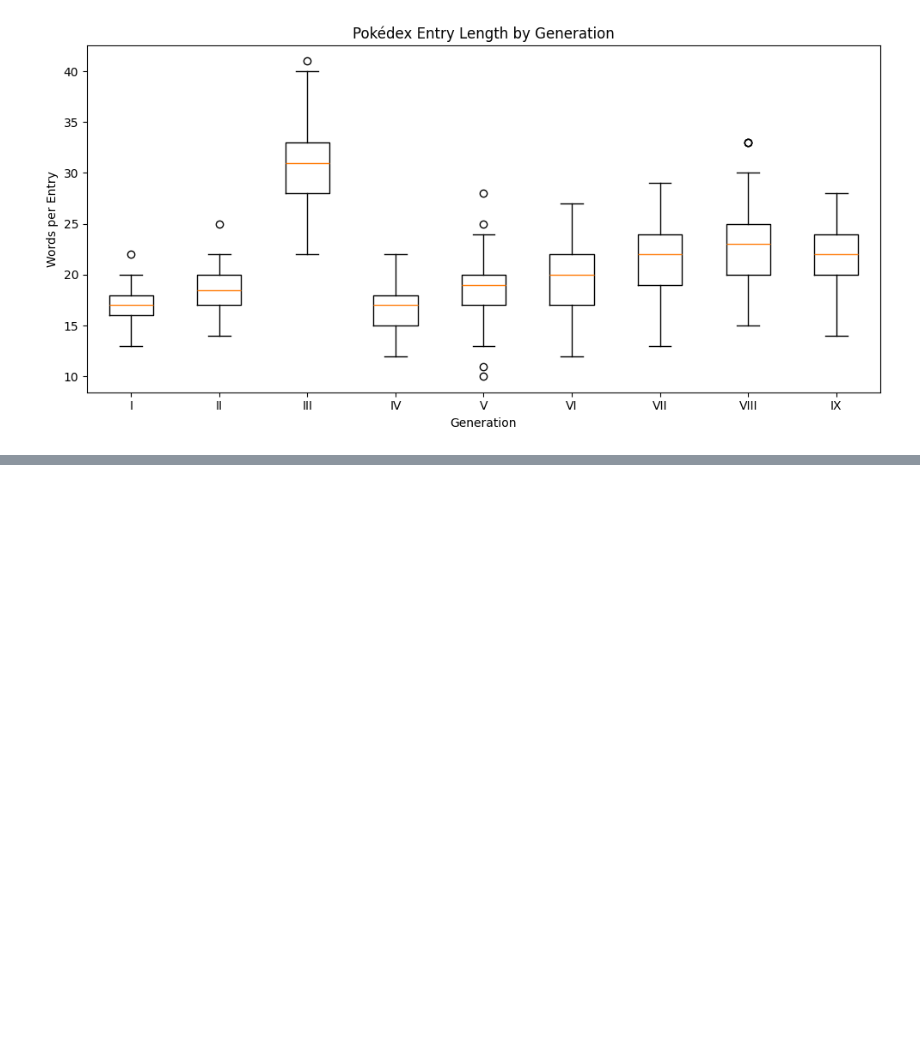
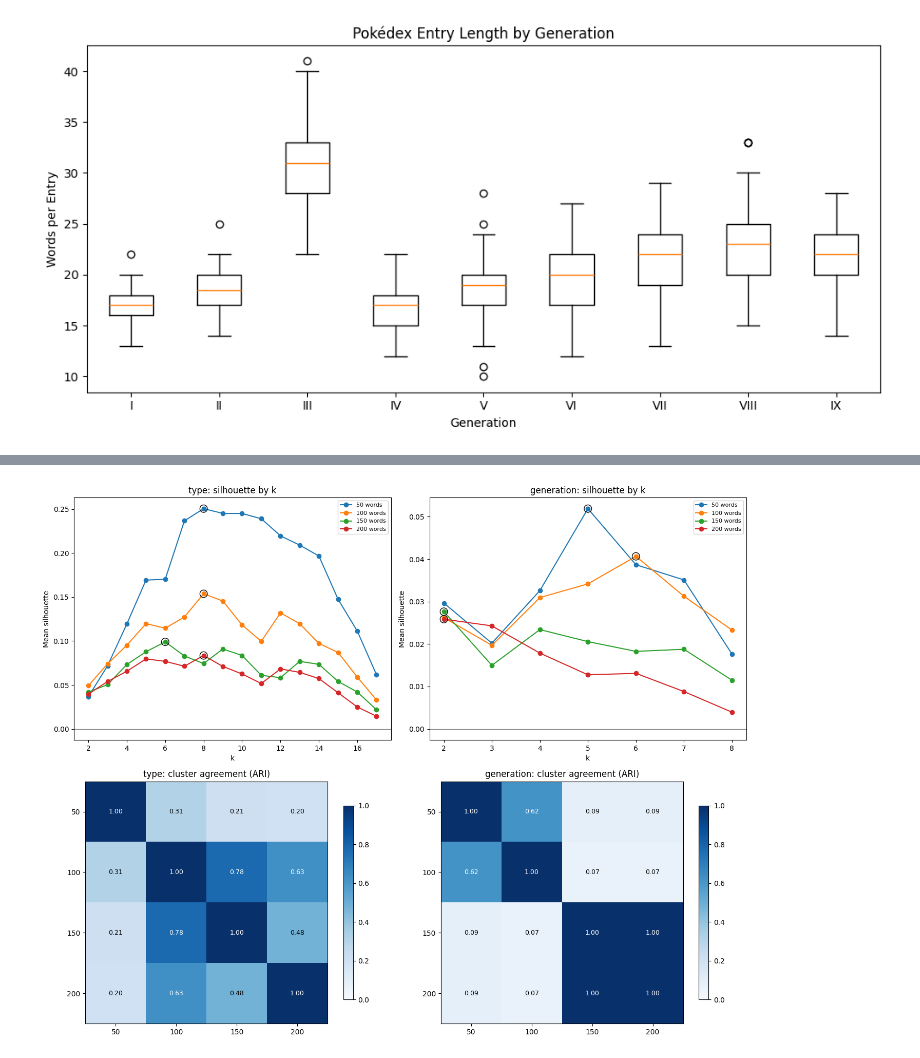
Before and after one commit to Thieron/DS-4002-group-01, a Jupyter notebook: project1/SCRIPTS/Analysis.ipynb, the cells around one changed output, grey strips where cells are left out. Saved outputs shown, nothing was run; the diff lists cells and outputs as text; code cells hidden in the pictures; blank space fills up the shorter version.

```diff
--- a/project1/SCRIPTS/Analysis.ipynb
+++ b/project1/SCRIPTS/Analysis.ipynb
@@ -342,0 +442,78 @@ generation-vii         2       0.000
+# %%
+"""
+Compares the eight runs against each other rather than reading them one at a time.
+
+summary lines up the headline numbers; the top row of the figure overlays the
+silhouette curves for every vocabulary size within a grouping; the bottom row scores
+how much the actual cluster memberships agree across vocabulary sizes.
+"""
+
+from sklearn.metrics import adjusted_rand_score
+
+# One row per matrix, sorted so each grouping runs small to large vocabulary
+summary = pd.DataFrame([{
+    "group": parse_label(l)[0],
+    "vocab": parse_label(l)[1],
+    "rows": mats[l].shape[0],          # smaller than expected means an all-zero row got dropped
+    "words": mats[l].shape[1],
+    "best_k": r["k"],
+    "mean_silhouette": r["sil"][r["k"]],
+    "cophenetic_r": r["coph"],
+    "cluster_sizes": r["clusters"].value_counts().sort_index().tolist(),   # watch for a pile of singletons
+} for l, r in hca.items()], index=list(hca)).sort_values(["group", "vocab"])
+
+print(summary.round(3))
+
+
+def ari_matrix(group):
+    """Pairwise cluster agreement between vocabulary sizes, at each one's own best k.
+    1.0 is identical grouping, 0.0 is no better than chance."""
+    labs = group_labels(group)
+    M = pd.DataFrame(index=labs, columns=labs, dtype=float)
+    for a in labs:
+        for b in labs:
+            ca, cb = hca[a]["clusters"], hca[b]["clusters"]
+            common = ca.index.intersection(cb.index)   # a small vocab may have dropped an all-zero row
+            M.loc[a, b] = adjusted_rand_score(ca[common], cb[common])
+    return M
+
+
+fig, axes = plt.subplots(2, 2, figsize=(14, 11))   # columns are groupings, rows are the two comparisons
+
+for col, group in enumerate(GROUPS):
+    # Top: silhouette curves, all vocabulary sizes on shared axes
+    ax = axes[0, col]
+    for label in group_labels(group):
+        res = hca[label]
+        ax.plot(list(res["sil"]), list(res["sil"].values()), marker="o",
+                label=f"{parse_label(label)[1]} words")
+        ax.scatter([res["k"]], [res["sil"][res["k"]]], s=110,
+                   facecolors="none", edgecolors="k", zorder=3)   # circles the chosen k
+    ax.axhline(0, c="grey", lw=1)
+    ax.set_xlabel("k")
+    ax.set_ylabel("Mean silhouette")
+    ax.set_title(f"{group}: silhouette by k")
+    ax.legend(fontsize=8)
+
+    # Bottom: do the vocabulary sizes actually put the same members together?
+    A = ari_matrix(group)
+    ax = axes[1, col]
+    im = ax.imshow(A.values.astype(float), vmin=0, vmax=1, cmap="Blues")
+    ax.set_xticks(range(len(A)))
+    ax.set_xticklabels([parse_label(l)[1] for l in A.columns])
+    ax.set_yticks(range(len(A)))
+    ax.set_yticklabels([parse_label(l)[1] for l in A.index])
+    for i in range(len(A)):
+        for j in range(len(A)):
+            v = A.values[i, j]
+            ax.text(j, i, f"{v:.2f}", ha="center", va="center",
+                    color="white" if v > 0.6 else "black", fontsize=9)   # flip text color on dark cells
+    ax.set_title(f"{group}: cluster agreement (ARI)")
+    fig.colorbar(im, ax=ax, shrink=0.8)
+
+    print(f"\n[{group}] ARI\n{A.round(2)}")
+
+plt.tight_layout()
+plt.savefig("../OUTPUT/pokemon_ARI.png", dpi=300, bbox_inches="tight")
+plt.show()
+# %% [output]
@@ -342,0 +537 @@ generation-vii         2       0.000
+[figure, added]
```
Also changed, not shown: parts of 15 cells of this notebook, 4 other files.
